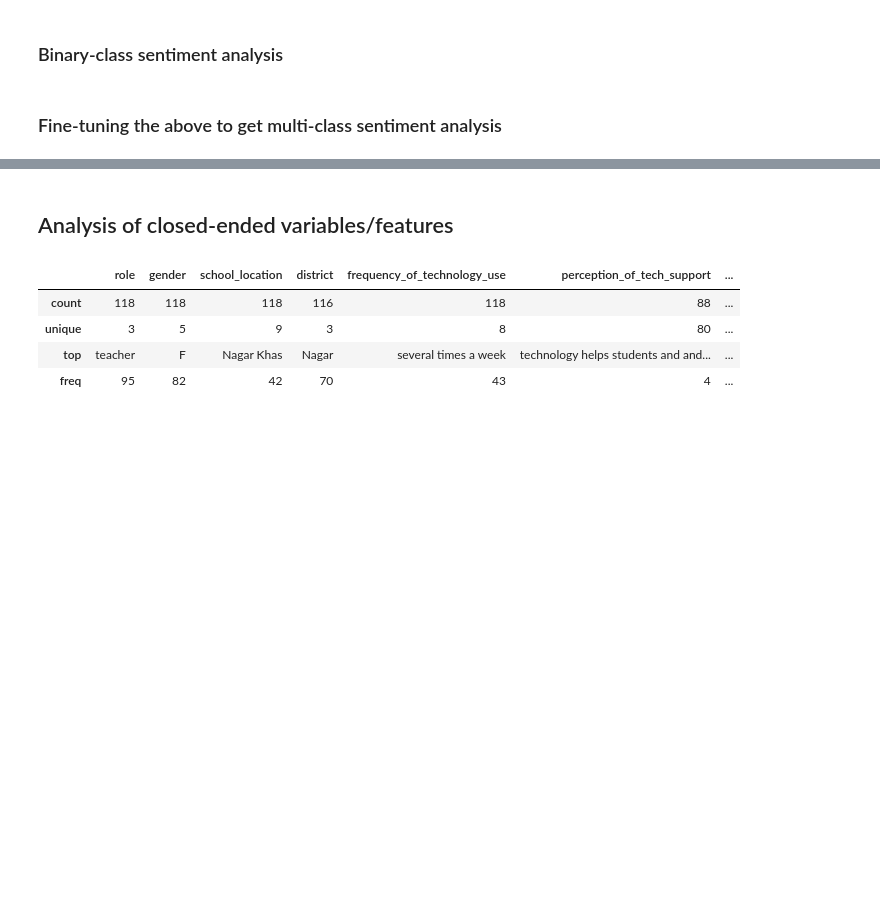
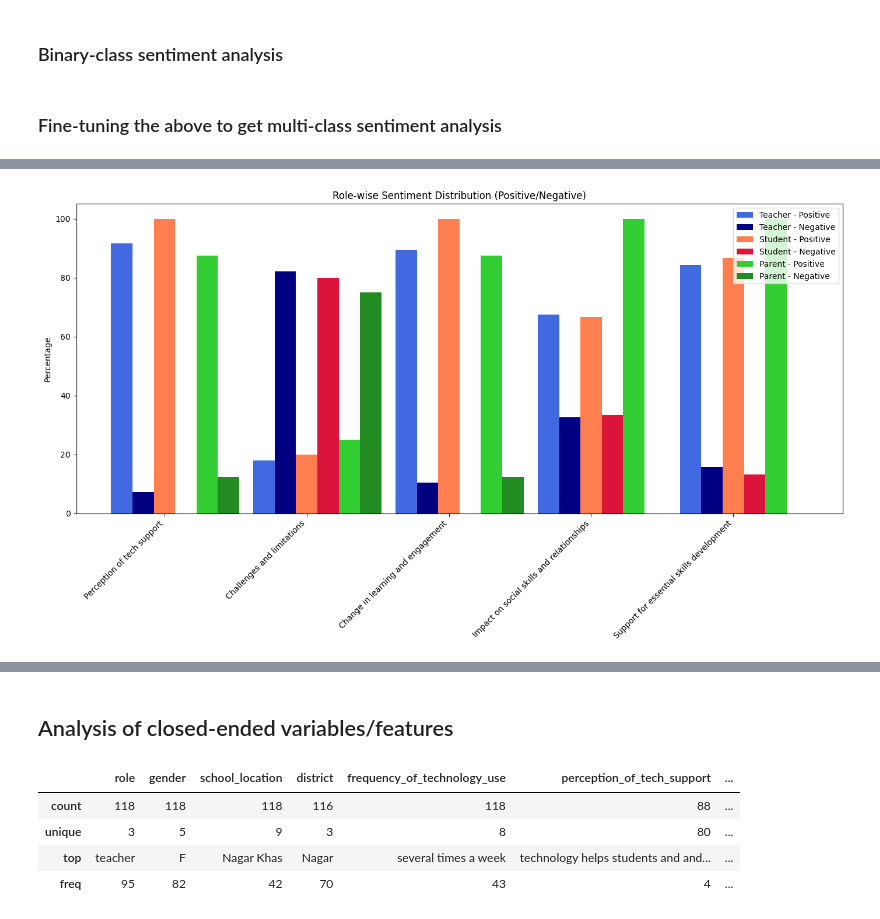
Before and after one commit to math-pal/edu-tech, a Jupyter notebook: impact_of_tech_on_edu.ipynb, the cells around one changed output, grey strips where cells are left out. Saved outputs shown, nothing was run; the diff lists cells and outputs as text; code cells hidden in the pictures; blank space fills up the shorter version.

```diff
--- a/impact_of_tech_on_edu.ipynb
+++ b/impact_of_tech_on_edu.ipynb
@@ -1119,0 +1142,69 @@ for col in col_sentiment:
+# %%
+import matplotlib.pyplot as plt
+
+# Create a dictionary to hold the percentage of 'Positive' and 'Negative' for each column and role
+percentage_data_role = {}
+
+# Roles like Teacher, Student, Parent, assuming 'role' column has values like 'Teacher', 'Student', 'Parent'
+roles = df['role'].unique()
+
+# Calculate percentages for each role
+for col in col_sentiment_analysis:
+    percentage_data_role[col] = {}
+    for role in roles:
+        role_group = df[df['role'] == role]  # Filter by role
+        percentage_data_role[col][role] = role_group[col].value_counts(normalize=True) * 100
+
+# Extract 'Positive' and 'Negative' percentages for each category and role
+positive_percentages_teacher = [percentage_data_role[col]['Teacher'].get('Positive', 0) for col in col_sentiment_analysis]
+negative_percentages_teacher = [percentage_data_role[col]['Teacher'].get('Negative', 0) for col in col_sentiment_analysis]
+
+positive_percentages_student = [percentage_data_role[col]['Student'].get('Positive', 0) for col in col_sentiment_analysis]
+negative_percentages_student = [percentage_data_role[col]['Student'].get('Negative', 0) for col in col_sentiment_analysis]
+
+positive_percentages_parent = [percentage_data_role[col]['Parent'].get('Positive', 0) for col in col_sentiment_analysis]
+negative_percentages_parent = [percentage_data_role[col]['Parent'].get('Negative', 0) for col in col_sentiment_analysis]
+
+# Set up the plot
+labels = col_sentiment_analysis
+x = range(len(labels))  # positions for the bars
+
+fig, ax = plt.subplots(figsize=(14, 8))
+
+# Create bar width
+bar_width = 0.15
+
+# Plot Teacher, Student, and Parent sentiments side by side for each category
+bars1 = ax.bar([i - 2 * bar_width for i in x], positive_percentages_teacher, width=bar_width, label='Teacher - Positive', color='#4169E1')  # Royal Blue
+bars2 = ax.bar([i - bar_width for i in x], negative_percentages_teacher, width=bar_width, label='Teacher - Negative', color='#000080')  # Navy
+
+bars3 = ax.bar([i for i in x], positive_percentages_student, width=bar_width, label='Student - Positive', color='#FF7F50')  # Coral
+bars4 = ax.bar([i + bar_width for i in x], negative_percentages_student, width=bar_width, label='Student - Negative', color='#DC143C')  # Crimson
+
+bars5 = ax.bar([i + 2 * bar_width for i in x], positive_percentages_parent, width=bar_width, label='Parent - Positive', color='#32CD32')  # LimeGreen
+bars6 = ax.bar([i + 3 * bar_width for i in x], negative_percentages_parent, width=bar_width, label='Parent - Negative', color='#228B22')  # ForestGreen
+
+# Add labels and title
+ax.set_ylabel('Percentage')
+ax.set_title('Role-wise Sentiment Distribution (Positive/Negative)')
+ax.set_xticks([i for i in x])
+
+# Modify labels to exclude the last word and capitalize the remaining part
+ax.set_xticklabels(
+    [' '.join(label.replace('_', ' ').split()[:-1]).capitalize() for label in labels],
+    rotation=45,
+    ha='right'
+)
+
+# Add legend
+ax.legend()
+
+# Show the plot
+plt.tight_layout()
+
+# Save the plot
+plt.savefig("role_wise_sentiment_distribution_plot.png", dpi=300)
+
+plt.show()
+# %% [output]
+[figure, added]
```
Also changed, not shown: parts of 66 cells of this notebook, 8 other files.
